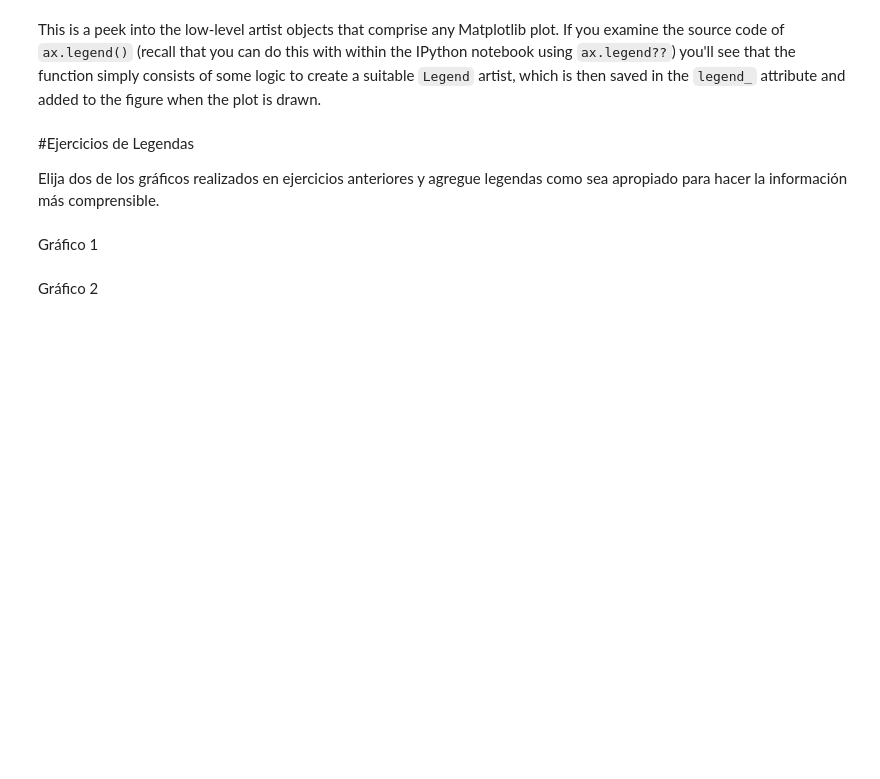
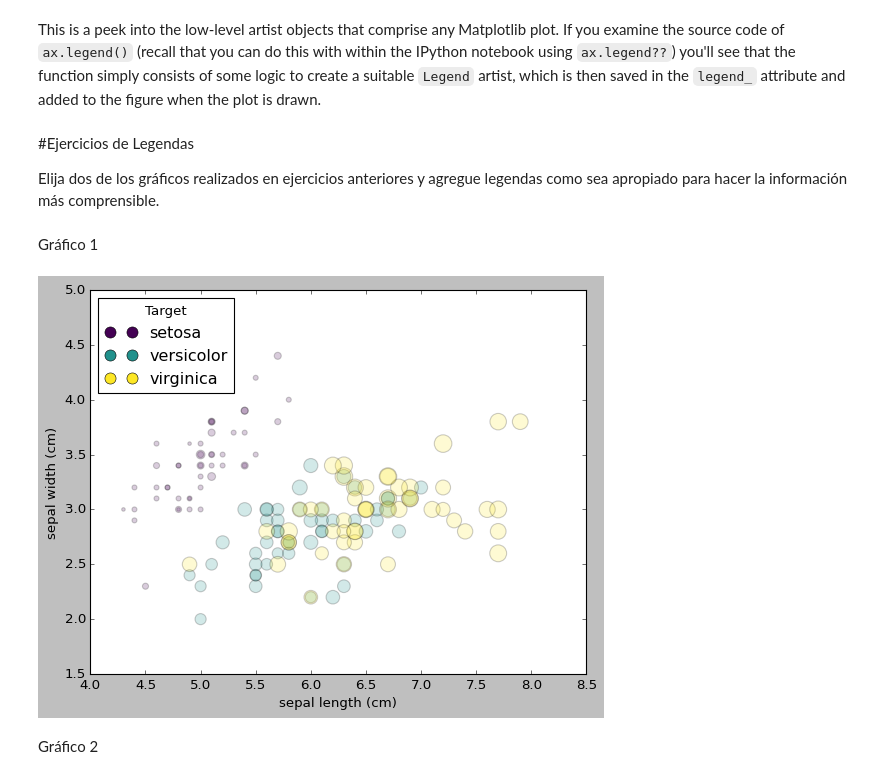
Before and after one commit to davidmelendeza/CI-0163_LaboratoriosCompartidos, a Jupyter notebook: Lab2/PlotLegends.ipynb, the cells around one changed output. Cells and saved outputs as stored; diff of their text form; code cells hidden in the pictures; blank space fills up the shorter version.

```diff
--- a/Lab2/PlotLegends.ipynb
+++ b/Lab2/PlotLegends.ipynb
@@ -157,5 +174,27 @@ If you examine the source code of ``ax.legend()`` (recall that you can do this w
 Elija dos de los gráficos realizados en ejercicios anteriores y agregue legendas como sea apropiado para hacer la información más comprensible.
 # %% [markdown]
 Gráfico 1
+# %%
+from sklearn.datasets import load_iris
+iris = load_iris()
+features = iris.data.T
+
+# Create a scatter plot and store the returned object
+scatter = plt.scatter(features[0], features[1], alpha=0.2,
+                       s=100 * features[3], c=iris.target, cmap='viridis')
+
+# Labels for axes
+plt.xlabel(iris.feature_names[0])
+plt.ylabel(iris.feature_names[1])
+
+legend_labels = [plt.Line2D([0], [0], marker='o', color='w',
+                            markerfacecolor=scatter.cmap(scatter.norm(i)), markersize=10)
+                 for i in range(len(iris.target_names))]
+
+plt.legend(legend_labels, iris.target_names, loc='upper left', title='Target')
+
+plt.show()
+# %% [output]
+[figure, added]
 # %% [markdown]
 Gráfico 2
```
Also changed, not shown: parts of 10 cells of this notebook.
